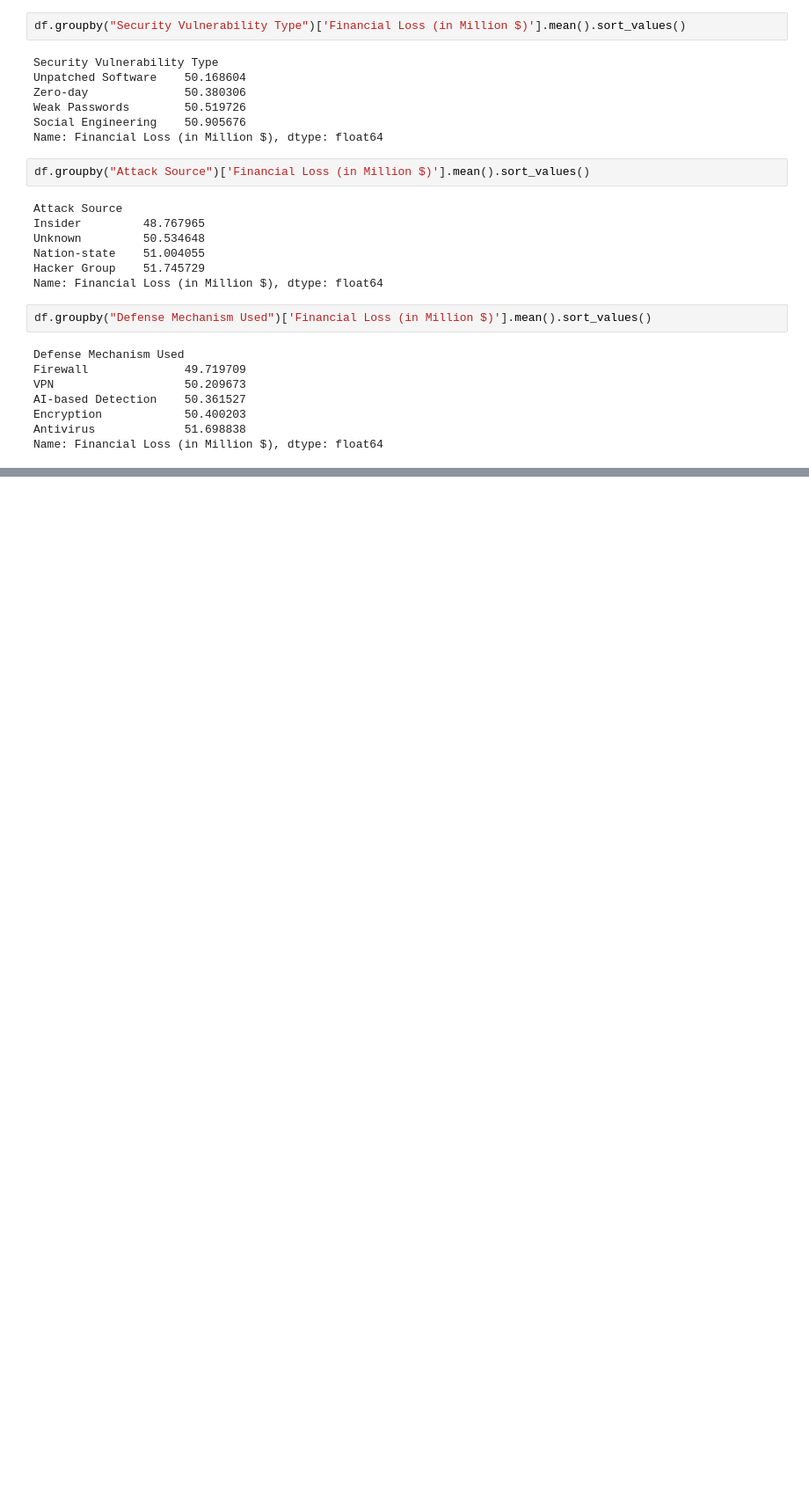
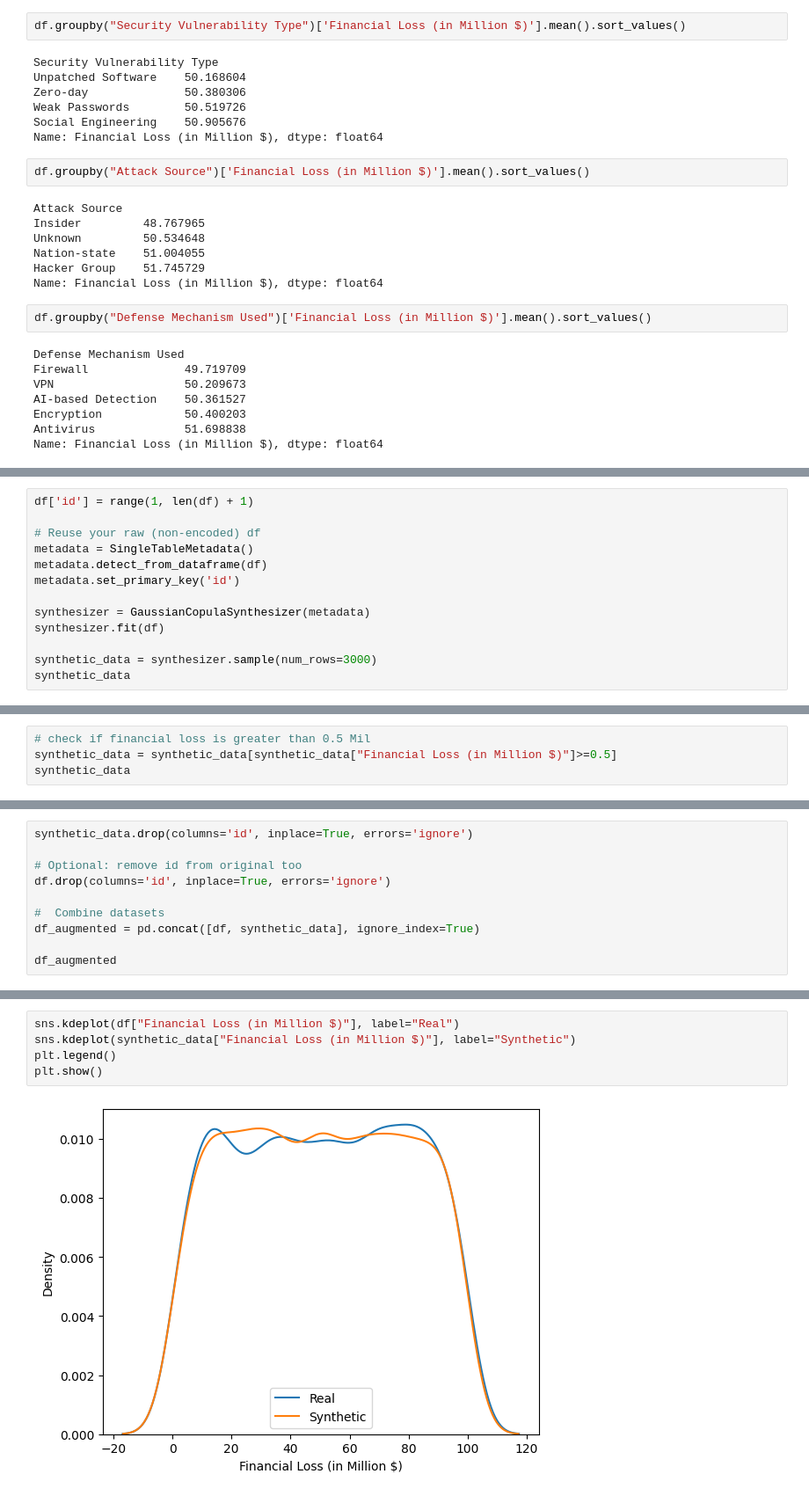
Before and after one commit to Michael-Amoako/ai4allG16D, a Jupyter notebook: notebook.ipynb, the cells around one changed output, grey strips where cells are left out. Shown at 88% size. Cells and saved outputs as stored; diff of their text form; blank space fills up the shorter version.

```diff
--- a/notebook.ipynb
+++ b/notebook.ipynb
@@ -131,0 +158,13 @@ Name: Financial Loss (in Million $), dtype: float64
+# %%
+df['id'] = range(1, len(df) + 1)
+
+# Reuse your raw (non-encoded) df
+metadata = SingleTableMetadata()
+metadata.detect_from_dataframe(df)
+metadata.set_primary_key('id')
+
+synthesizer = GaussianCopulaSynthesizer(metadata)
+synthesizer.fit(df)
+
+synthetic_data = synthesizer.sample(num_rows=3000)
+synthetic_data
@@ -131,0 +185,4 @@ Name: Financial Loss (in Million $), dtype: float64
+# %%
+# check if financial loss is greater than 0.5 Mil
+synthetic_data = synthetic_data[synthetic_data["Financial Loss (in Million $)"]>=0.5]
+synthetic_data
@@ -131,0 +203,10 @@ Name: Financial Loss (in Million $), dtype: float64
+# %%
+synthetic_data.drop(columns='id', inplace=True, errors='ignore')
+
+# Optional: remove id from original too
+df.drop(columns='id', inplace=True, errors='ignore')
+
+#  Combine datasets
+df_augmented = pd.concat([df, synthetic_data], ignore_index=True)
+
+df_augmented
@@ -131,0 +227,7 @@ Name: Financial Loss (in Million $), dtype: float64
+# %%
+sns.kdeplot(df["Financial Loss (in Million $)"], label="Real")
+sns.kdeplot(synthetic_data["Financial Loss (in Million $)"], label="Synthetic")
+plt.legend()
+plt.show()
+# %% [output]
+[figure, added]
```
Also changed, not shown: parts of 26 cells of this notebook.
